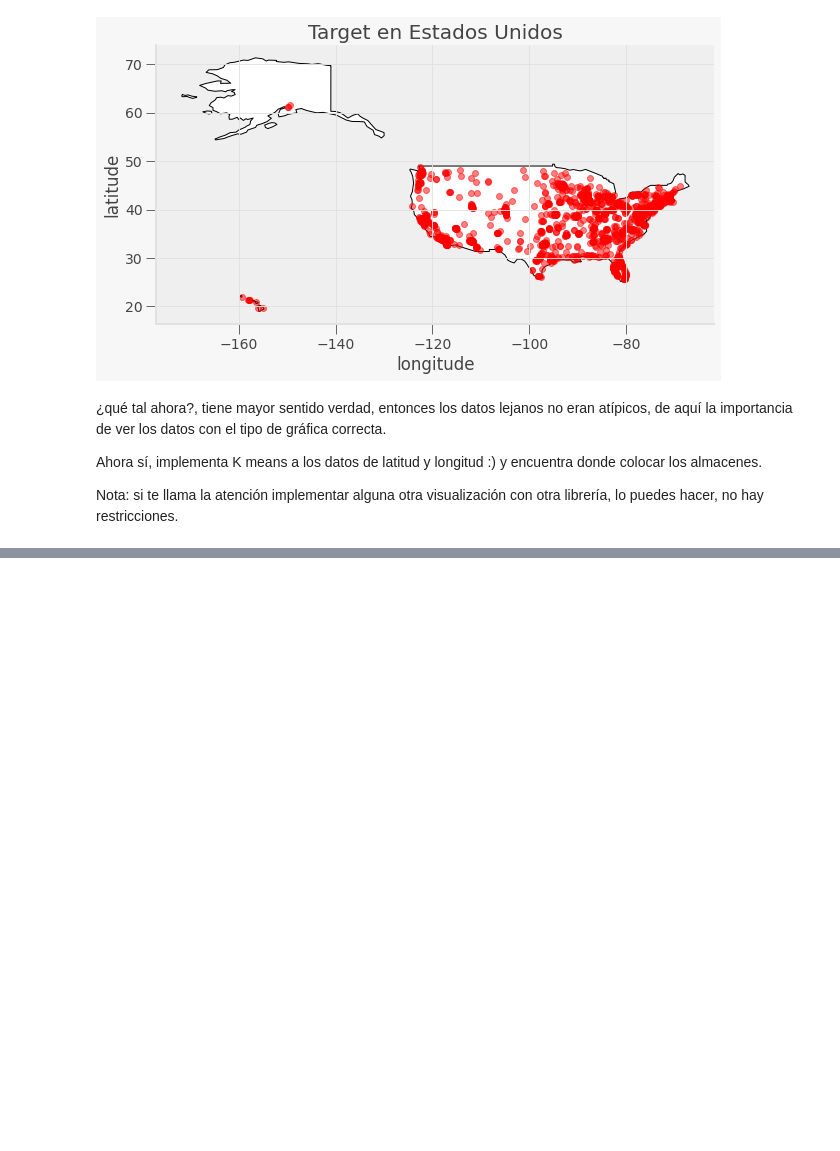
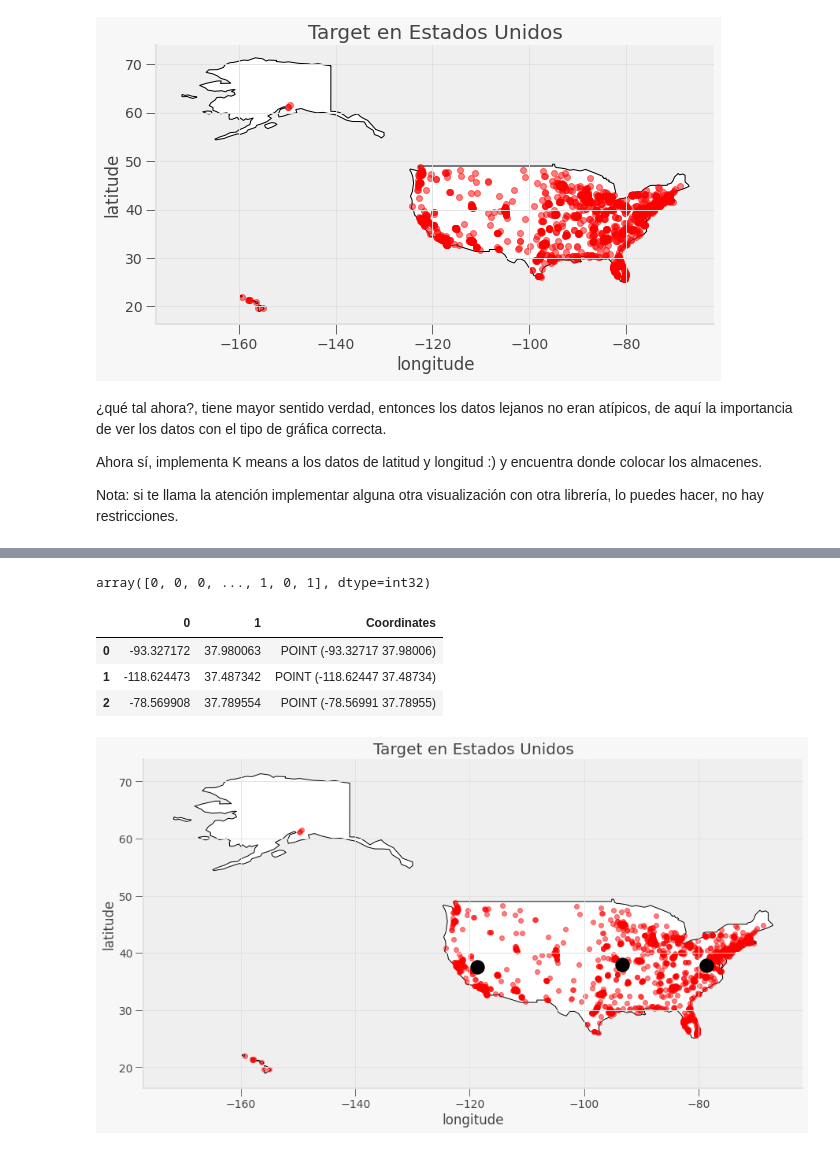
Before and after one commit to PosgradoMNA/Actividades_de_Aprendizaje_A01793670_BryanAlvaradoCruz, a Jupyter notebook: A01793670_Actividad_Semanal_7_Kmeans.ipynb, the cells around one changed output, grey strips where cells are left out. Drawn from its saved outputs; the diff is of its cells as text; code cells hidden in the pictures; blank space fills up the shorter version.

```diff
--- a/A01793670_Actividad_Semanal_7_Kmeans.ipynb
+++ b/A01793670_Actividad_Semanal_7_Kmeans.ipynb
@@ -220,0 +247,50 @@ Nota: si te llama la atención implementar alguna otra visualización con otra l
+# %%
+kmeans = KMeans(n_clusters = 3, init ='k-means++') #Aqui no creamos nuevos clusters, solamente re creamos 3, que son los que necesitamos
+# clusterizamos, entreanndo el kmeans
+kmeans.fit(latlong[latlong.columns[0:2]])
+# ahora guardamos los resultados
+labels = kmeans.labels_
+labels
+# %% [output]
+array([0, 0, 0, ..., 1, 0, 1], dtype=int32)
+# %%
+X = df[["longitude","latitude"]]
+
+kmeans = KMeans(n_clusters=3).fit(X)
+centroids = kmeans.cluster_centers_
+labels = kmeans.predict(X)
+# Getting the cluster centers
+C = kmeans.cluster_centers_
+
+C_DF = pd.DataFrame(C)
+C_DF["Coordinates"] = list(zip(C_DF[0], C_DF[1]))
+C_DF["Coordinates"] = C_DF["Coordinates"].apply(Point)
+
+
+gdf_C = gpd.GeoDataFrame(C_DF, geometry="Coordinates")
+gdf_C
+# %% [output]
+|  | 0 | 1 | Coordinates |
+| 0 | -93.327172 | 37.980063 | POINT (-93.32717 37.98006) |
+| 1 | -118.624473 | 37.487342 | POINT (-118.62447 37.48734) |
+| 2 | -78.569908 | 37.789554 | POINT (-78.56991 37.78955) |
+# %%
+fig, gax = plt.subplots(figsize=(15,10))
+
+
+world.query("name == 'United States of America'").plot(ax = gax, edgecolor='black', color='white')
+
+
+gdf.plot(ax=gax, color='red', alpha = 0.5)
+gdf_C.plot(ax=gax, color='black', alpha = 1, markersize = 300)
+
+gax.set_xlabel('longitude')
+gax.set_ylabel('latitude')
+gax.set_title('Target en Estados Unidos')
+
+gax.spines['top'].set_visible(False)
+gax.spines['right'].set_visible(False)
+
+plt.show()
+# %% [output]
+[figure, added]
```
Also changed, not shown: parts of 10 cells of this notebook.
